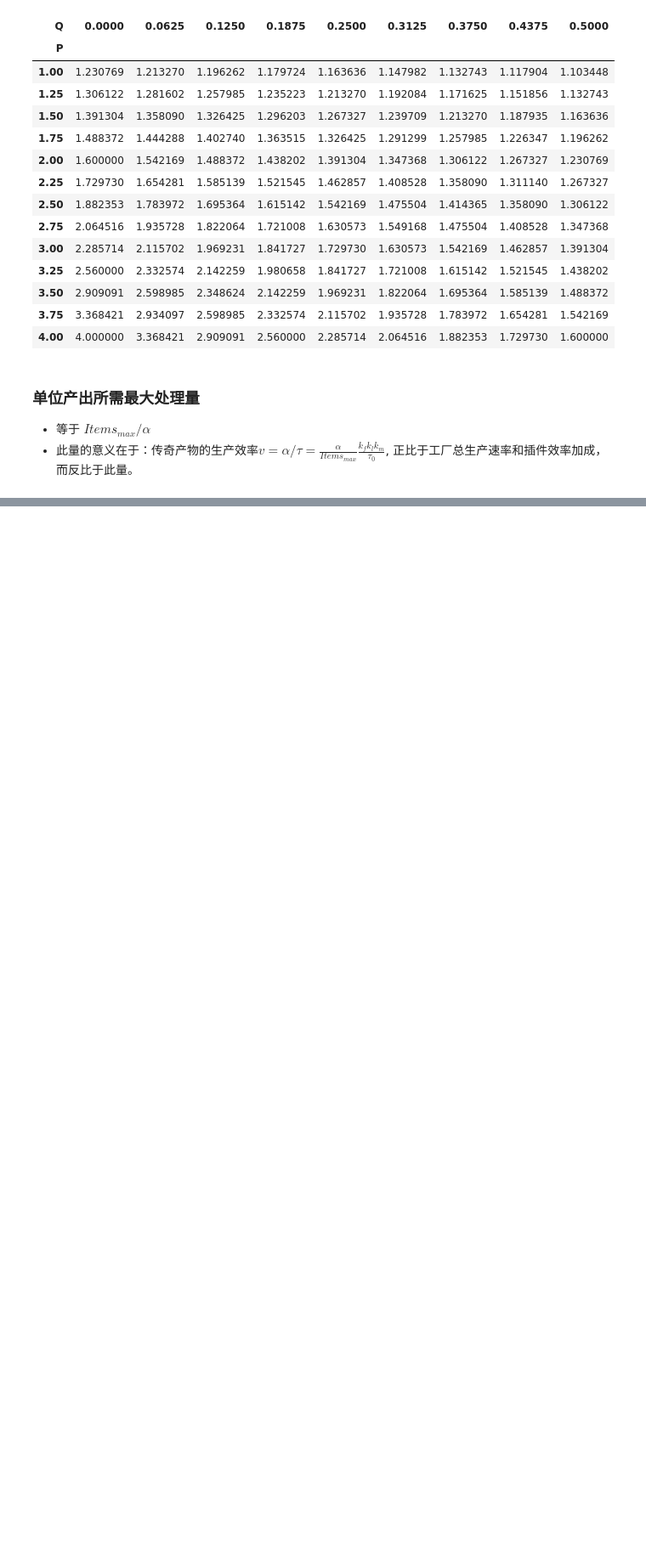
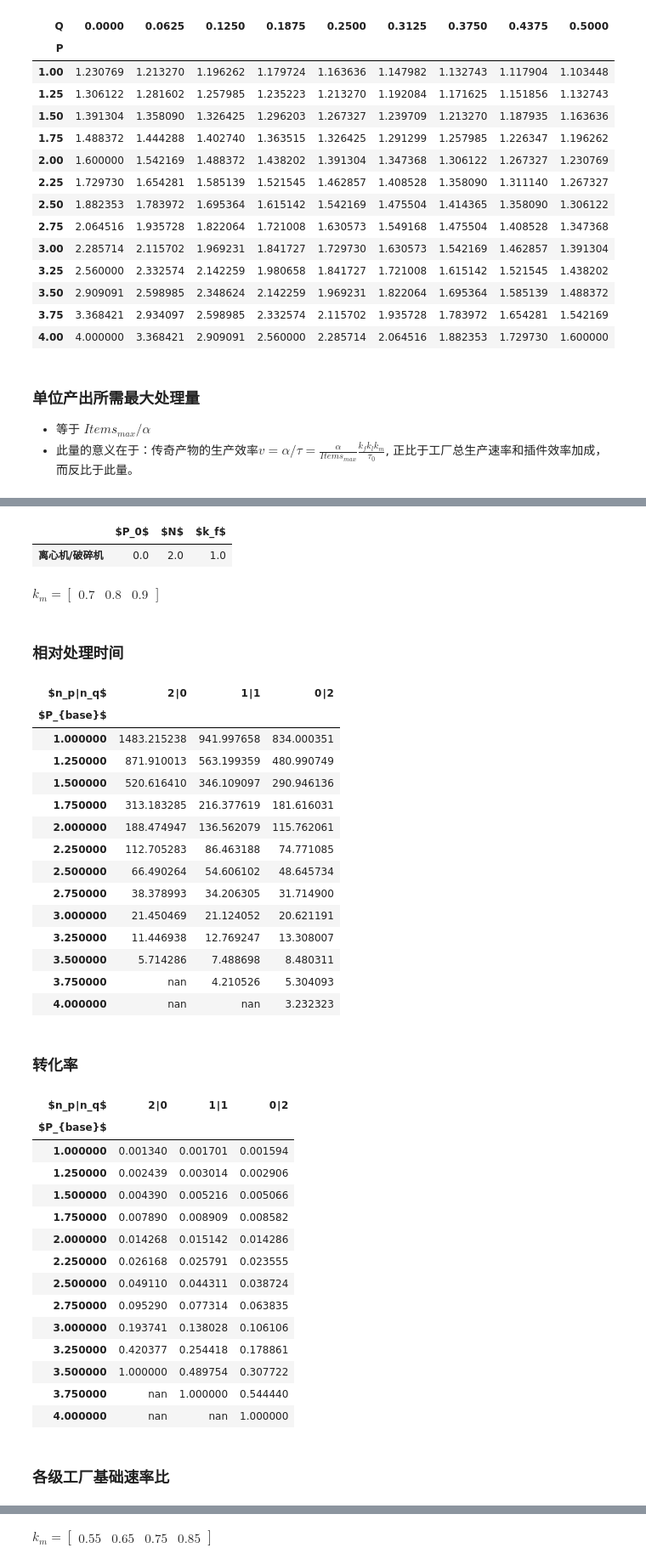
Before and after one commit to Jin-W-FS/Notes, a Jupyter notebook: Factorio_Quality_Producing_Model.ipynb, the cells around one changed output, grey strips where cells are left out. Shown: that part at 85% size. Saved outputs shown, nothing was run; the diff lists cells and outputs as text; code cells hidden in the pictures; blank space fills up the shorter version.

```diff
--- a/Factorio_Quality_Producing_Model.ipynb
+++ b/Factorio_Quality_Producing_Model.ipynb
@@ -428,14 +447,15 @@ $\left[\begin{matrix}1.23076923076923 & 0.085207100591716 & 0.0144196631770596 &
 - 等于 ${{Items}_{max}} / {\alpha}$
 - 此量的意义在于：传奇产物的生产效率$v = \alpha / \tau = \frac{\alpha}{{Items}_{max}} \frac{k_f k_l k_m}{\tau_0}$, 正比于工厂总生产速率和插件效率加成，而反比于此量。
 # %%
+df12 = df11/df01
 display(Markdown(f'''
-### 星岩再处理
+#### 星岩再处理
 ${sp.latex(miditems(T_b) / convrate(T_b))}$
-### 回收自身
+#### 回收自身
 ${sp.latex(miditems(T_R) / convrate(T_R))}$
-### 合-分/分-合
+#### 合-分/分-合
 - 仍然是以普通级计算
 '''))
-display(df11/df0)
+display(df12)
 # %% [output]
 
@@ -488,0 +515,31 @@ df12.reset_index().pivot(index='P', columns='Q')
+# %%
+def k_m(N):  # k_m of N slot factory
+    return np.array([max(v, 0.2) for v in np.linspace(1-N*0.15, 1-N*0.05, N+1)])
+
+slots = (2, 3, 4, 5, 8)
+k_ms = {N:k_m(N) for N in slots}
+# %%
+def realign(df, N):
+    cols = df.columns[:N+1]
+    df2 = df[cols].copy()
+    for i, c in enumerate(cols):
+        df2[c] = df2[c].shift(i-N)
+    df2.index.name = '$P_{base}$'
+    df2.columns = pd.Index([f'{N-i}\u2223{i}' for i in range(N+1)], name='$n_p\u2223n_q$')
+    return df2
+
+dfs_relativetime = {N:realign(df12,N).apply(lambda row: row/k_ms[N], axis=1) for N in slots} # 相对处理时间
+dfs_convertratio = {N:realign(df01,N) for N in slots} # 转化率
+dfs_factoryratio = {N:realign(df13,N).apply(lambda row: row/k_ms[N], axis=1) for N in slots} # 最优工厂配比
+# %%
+for N in slots:
+    display(Markdown(f'''## {N=}'''))
+    display(df_factories[df_factories['$N$']==N])
+    display(Markdown(f'''$k_m = {sp.latex(sp.Matrix(k_ms[N]).T)}$\n'''))
+    display(Markdown(f'''### 相对处理时间'''))
+    display(dfs_relativetime[N].style.highlight_min(axis=1))
+    display(Markdown(f'''### 转化率'''))
+    display(dfs_convertratio[N].style.highlight_max(axis=1))
+    display(Markdown(f'''### 各级工厂基础速率比'''))
+    display(dfs_factoryratio[N].map(ratio2str, na_action='ignore'))
+# %% [output]
@@ -488,0 +547,36 @@ df12.reset_index().pivot(index='P', columns='Q')
+|  | $P_0$ | $N$ | $k_f$ |
+| 离心机/破碎机 | 0.0 | 2.0 | 1.0 |
+$k_m = \left[\begin{matrix}0.7 & 0.8 & 0.9\end{matrix}\right]$
+### 相对处理时间
+| $n_p∣n_q$ | 2∣0 | 1∣1 | 0∣2 |
+| $P_{base}$ |  |  |  |
+| 1.000000 | 1483.215238 | 941.997658 | 834.000351 |
+| 1.250000 | 871.910013 | 563.199359 | 480.990749 |
+| 1.500000 | 520.616410 | 346.109097 | 290.946136 |
+| 1.750000 | 313.183285 | 216.377619 | 181.616031 |
+| 2.000000 | 188.474947 | 136.562079 | 115.762061 |
+| 2.250000 | 112.705283 | 86.463188 | 74.771085 |
+| 2.500000 | 66.490264 | 54.606102 | 48.645734 |
+| 2.750000 | 38.378993 | 34.206305 | 31.714900 |
+| 3.000000 | 21.450469 | 21.124052 | 20.621191 |
+| 3.250000 | 11.446938 | 12.769247 | 13.308007 |
+| 3.500000 | 5.714286 | 7.488698 | 8.480311 |
+| 3.750000 | nan | 4.210526 | 5.304093 |
+| 4.000000 | nan | nan | 3.232323 |
+### 转化率
+| $n_p∣n_q$ | 2∣0 | 1∣1 | 0∣2 |
+| $P_{base}$ |  |  |  |
+| 1.000000 | 0.001340 | 0.001701 | 0.001594 |
+| 1.250000 | 0.002439 | 0.003014 | 0.002906 |
+| 1.500000 | 0.004390 | 0.005216 | 0.005066 |
+| 1.750000 | 0.007890 | 0.008909 | 0.008582 |
+| 2.000000 | 0.014268 | 0.015142 | 0.014286 |
+| 2.250000 | 0.026168 | 0.025791 | 0.023555 |
+| 2.500000 | 0.049110 | 0.044311 | 0.038724 |
+| 2.750000 | 0.095290 | 0.077314 | 0.063835 |
+| 3.000000 | 0.193741 | 0.138028 | 0.106106 |
+| 3.250000 | 0.420377 | 0.254418 | 0.178861 |
+| 3.500000 | 1.000000 | 0.489754 | 0.307722 |
+| 3.750000 | nan | 1.000000 | 0.544440 |
+| 4.000000 | nan | nan | 1.000000 |
+### 各级工厂基础速率比
@@ -488,0 +601 @@ df12.reset_index().pivot(index='P', columns='Q')
+$k_m = \left[\begin{matrix}0.55 & 0.65 & 0.75 & 0.85\end{matrix}\right]$
```
Also changed, not shown: parts of 15 cells of this notebook.
